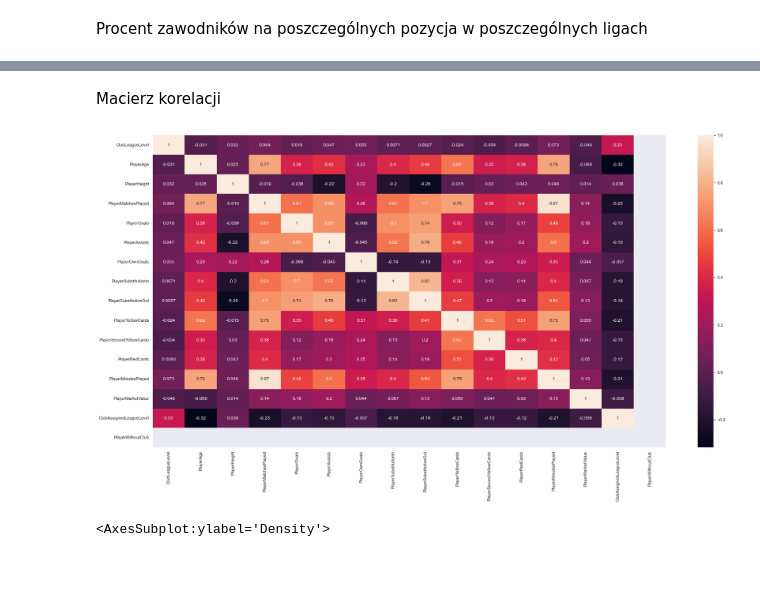
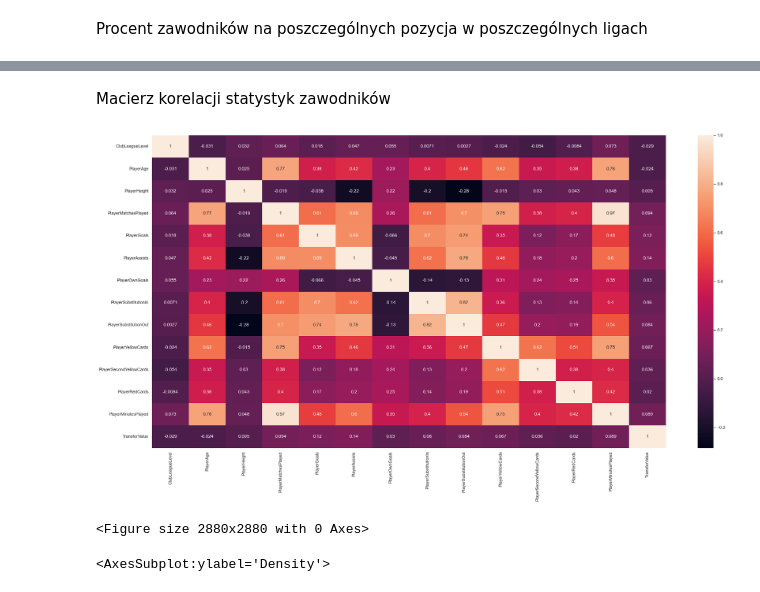
Before and after one commit to maciekgrzela/analiza-sportowa, a Jupyter notebook: analiza-danych.ipynb, the cells around one changed output, grey strips where cells are left out. Cells and saved outputs as stored; diff of their text form; code cells hidden in the pictures.

```diff
--- a/analiza-danych.ipynb
+++ b/analiza-danych.ipynb
@@ -204,11 +205,14 @@ Text(0, 0.5, 'Percentage(%)')
 # %% [markdown]
-Macierz korelacji
+Macierz korelacji statystyk zawodników
 # %%
-corrMatrix = transfer_df.corr()
+df = transfer_df.drop(labels=['PlayerMarketValue', 'PlayerWithoutClub', 'PlayerWithoutClub', 'ClubAssignedLeagueLevel'],axis=1)
+corrMatrix = df.corr()
 sn.heatmap(corrMatrix, annot=True)
+plt.figure(figsize=(40,40))
 plt.show()
 # %% [output]
-[figure, old version]
+[figure, new version]
+<Figure size 2880x2880 with 0 Axes>
 # %%
 transfer_df['TransferValue'] = transfer_df['TransferValue'].astype("int64")
 transferValues = []
```
Also changed, not shown: parts of 29 cells of this notebook.
